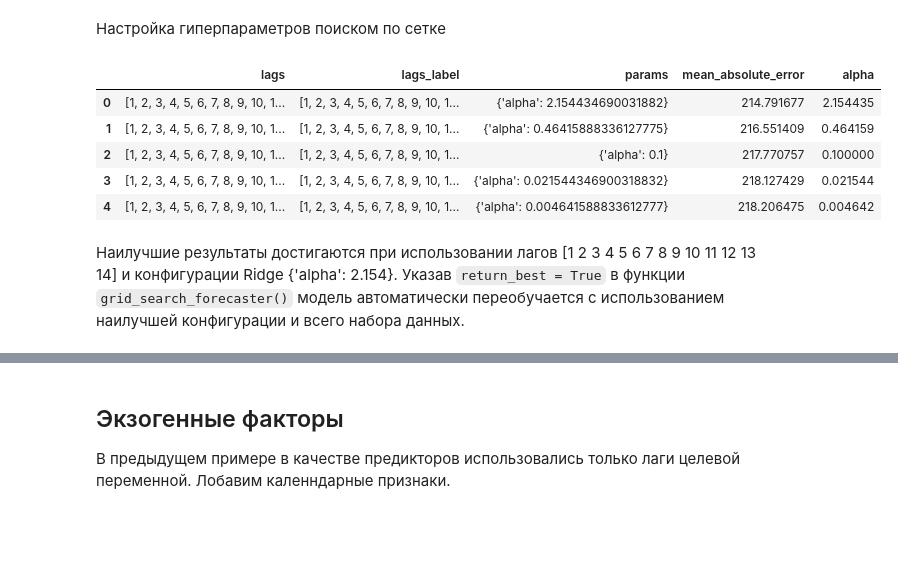
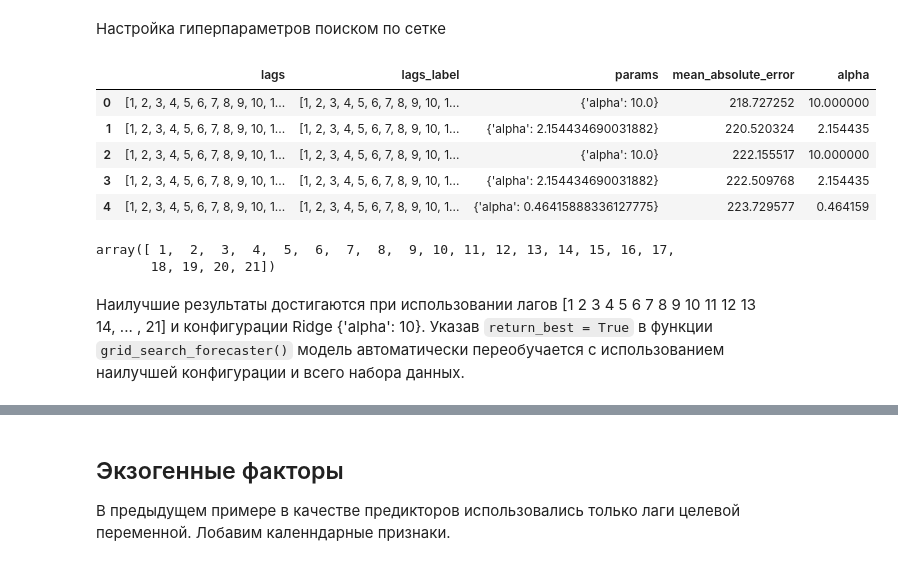
Before and after one commit to alex-hse-repository/time-series-cu-2026, a Jupyter notebook: week_7/part_2/1. Forecasting web traffic.ipynb, the cells around one changed output, grey strips where cells are left out. Drawn from its saved outputs; the diff is of its cells as text; code cells hidden in the pictures; blank space fills up the shorter version.

```diff
--- a/week_7/part_2/1. Forecasting web traffic.ipynb
+++ b/week_7/part_2/1. Forecasting web traffic.ipynb
@@ -313,39 +332,45 @@ forecaster = ForecasterRecursive(
 # %%
 # Grid search of hyper-parameters
 # ==============================================================================
 # Estimator's hyper-parameters
 param_grid = {'alpha': np.logspace(-3, 3, 10)}
 
 # Lags used as predictors
 lags_grid = [7, 14, 21, [7, 14, 21]]
 
 # Folds
 cv = TimeSeriesFold(
         steps              = 7,
         initial_train_size = len(data_train),
-        refit              = False,
+        refit              = True,
+        fixed_train_size   = False
       )
 
 results_search = grid_search_forecaster(
                    forecaster = forecaster,
                    y          = data.loc[:end_validation, 'users'],
                    param_grid = param_grid,
                    lags_grid  = lags_grid,
                    cv         = cv,
                    metric     = 'mean_absolute_error'
                )
 
 best_params = results_search['params'].iat[0]
 results_search.head()
 # %% [output]
 |  | lags | lags_label | params | mean_absolute_error | alpha |
-| 0 | [1, 2, 3, 4, 5, 6, 7, 8, 9, 10, 1... | [1, 2, 3, 4, 5, 6, 7, 8, 9, 10, 1... | {'alpha': 2.154434690031882} | 214.791677 | 2.154435 |
-| 1 | [1, 2, 3, 4, 5, 6, 7, 8, 9, 10, 1... | [1, 2, 3, 4, 5, 6, 7, 8, 9, 10, 1... | {'alpha': 0.46415888336127775} | 216.551409 | 0.464159 |
-| 2 | [1, 2, 3, 4, 5, 6, 7, 8, 9, 10, 1... | [1, 2, 3, 4, 5, 6, 7, 8, 9, 10, 1... | {'alpha': 0.1} | 217.770757 | 0.100000 |
-| 3 | [1, 2, 3, 4, 5, 6, 7, 8, 9, 10, 1... | [1, 2, 3, 4, 5, 6, 7, 8, 9, 10, 1... | {'alpha': 0.021544346900318832} | 218.127429 | 0.021544 |
-| 4 | [1, 2, 3, 4, 5, 6, 7, 8, 9, 10, 1... | [1, 2, 3, 4, 5, 6, 7, 8, 9, 10, 1... | {'alpha': 0.004641588833612777} | 218.206475 | 0.004642 |
+| 0 | [1, 2, 3, 4, 5, 6, 7, 8, 9, 10, 1... | [1, 2, 3, 4, 5, 6, 7, 8, 9, 10, 1... | {'alpha': 10.0} | 218.727252 | 10.000000 |
+| 1 | [1, 2, 3, 4, 5, 6, 7, 8, 9, 10, 1... | [1, 2, 3, 4, 5, 6, 7, 8, 9, 10, 1... | {'alpha': 2.154434690031882} | 220.520324 | 2.154435 |
+| 2 | [1, 2, 3, 4, 5, 6, 7, 8, 9, 10, 1... | [1, 2, 3, 4, 5, 6, 7, 8, 9, 10, 1... | {'alpha': 10.0} | 222.155517 | 10.000000 |
+| 3 | [1, 2, 3, 4, 5, 6, 7, 8, 9, 10, 1... | [1, 2, 3, 4, 5, 6, 7, 8, 9, 10, 1... | {'alpha': 2.154434690031882} | 222.509768 | 2.154435 |
+| 4 | [1, 2, 3, 4, 5, 6, 7, 8, 9, 10, 1... | [1, 2, 3, 4, 5, 6, 7, 8, 9, 10, 1... | {'alpha': 0.46415888336127775} | 223.729577 | 0.464159 |
+# %%
+results_search["lags"].iloc[0]
+# %% [output]
+array([ 1,  2,  3,  4,  5,  6,  7,  8,  9, 10, 11, 12, 13, 14, 15, 16, 17,
+       18, 19, 20, 21])
 # %% [markdown]
-Наилучшие результаты достигаются при использовании лагов [1 2 3 4 5 6 7 8 9 10 11 12 13 14] и конфигурации Ridge {'alpha': 2.154}. Указав `return_best = True` в функции `grid_search_forecaster()` модель автоматически переобучается с использованием наилучшей конфигурации и всего набора данных.
+Наилучшие результаты достигаются при использовании лагов [1 2 3 4 5 6 7 8 9 10 11 12 13 14, ... , 21] и конфигурации Ridge {'alpha': 10}. Указав `return_best = True` в функции `grid_search_forecaster()` модель автоматически переобучается с использованием наилучшей конфигурации и всего набора данных.
 # %%
 forecaster
 # %% [output]
```
Also changed, not shown: parts of 11 cells of this notebook, 11 other files.
